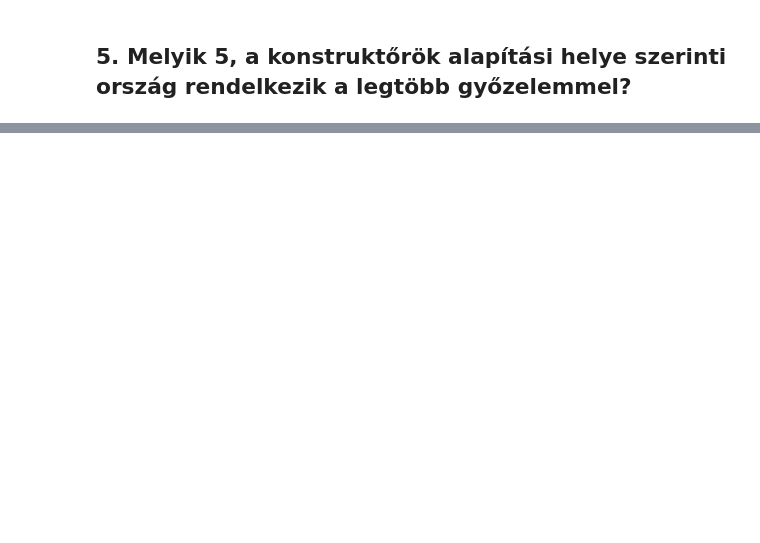
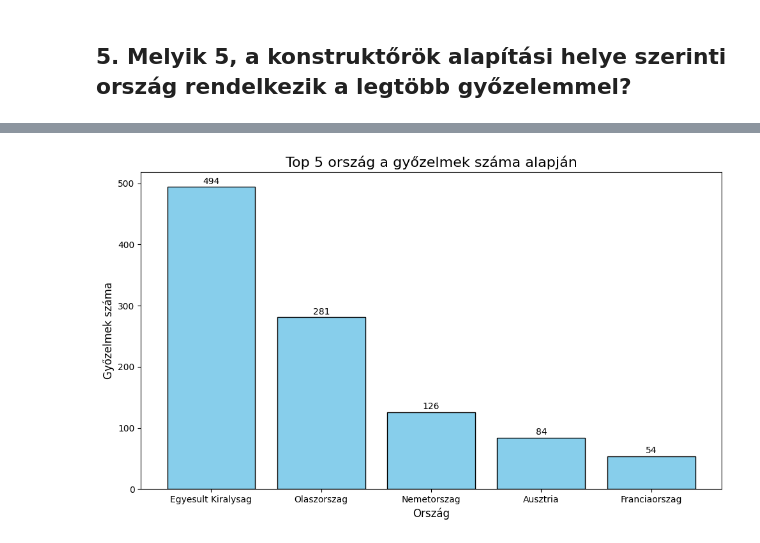
Before and after one commit to MrHumanRebel/sze_adatelemzes, a Jupyter notebook: f1/f1.ipynb, the cells around one changed output, grey strips where cells are left out. Drawn from its saved outputs; the diff is of its cells as text; code cells hidden in the pictures; blank space fills up the shorter version.

```diff
--- a/f1/f1.ipynb
+++ b/f1/f1.ipynb
@@ -252,0 +389,36 @@ display(result)
+# %%
+# Adatok kiválasztása a diagramhoz
+countries = result["orszag"]          # Az országneveket tartalmazó oszlopot választjuk ki az x-tengelyhez
+wins = result["Gyozelmek_szama"]      # A győzelmek számát tartalmazó oszlopot választjuk ki az y-tengelyhez
+
+# Figure (ábra) létrehozása
+plt.figure(figsize=(10,6))  # Új ábra létrehozása
+
+# Oszlopdiagram készítése
+plt.bar(
+    countries,                # x-tengely: országok
+    wins,                     # y-tengely: győzelmek száma
+    color='skyblue',          # Oszlopok belső színe világoskék
+    edgecolor='black'         # Oszlopok szélét fekete színnel rajzoljuk ki
+)
+
+# Diagram címe és tengelyfeliratok
+plt.title("Top 5 ország a győzelmek száma alapján", fontsize=16)  # Diagram főcíme
+plt.xlabel("Ország", fontsize=12) # x-tengely felirat
+plt.ylabel("Győzelmek száma", fontsize=12) # y-tengely felirat
+
+# Az oszlopok tetejére kiírjuk a győzelmek számát
+for i, v in enumerate(wins): # Végigmegyünk az összes győzelmi értéken, i az index, v az érték
+    plt.text(
+        i, # x-koordináta (oszlop helye)
+        v + 5, # y-koordináta (oszlop teteje + 5 egység, hogy ne lógjon rá)
+        str(v), # Kiírandó szöveg, az érték karakterként
+        ha='center', # Középre igazítás
+        fontsize=10 # Szöveg betűmérete
+    )
+
+# Diagram megjelenítése
+plt.tight_layout()   # Automatikusan beállítja a margókat, hogy a címek és feliratok ne legyenek levágva
+plt.show()           # Megjeleníti a diagramot
+# %% [output]
+[figure, added]
```
Also changed, not shown: parts of 12 cells of this notebook.
